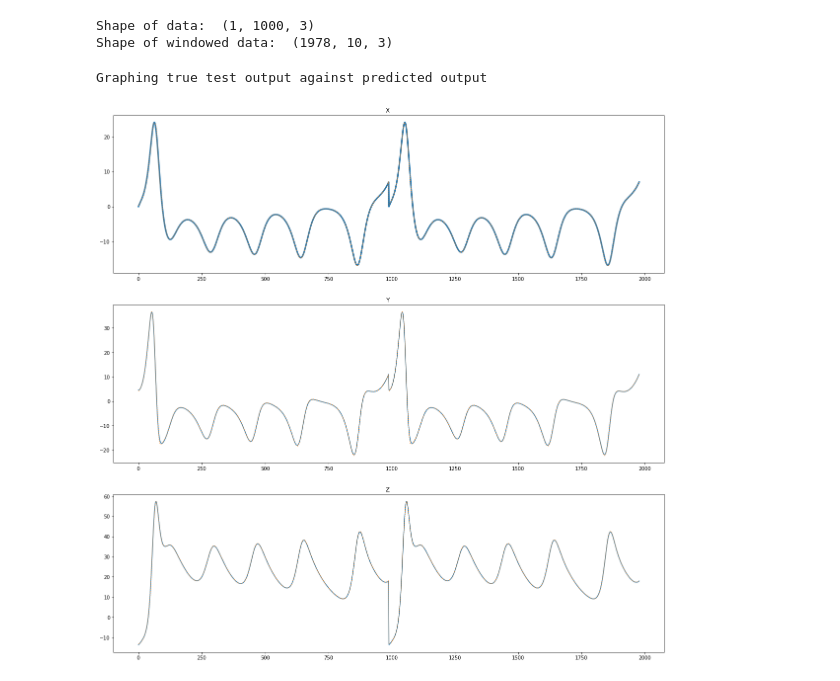
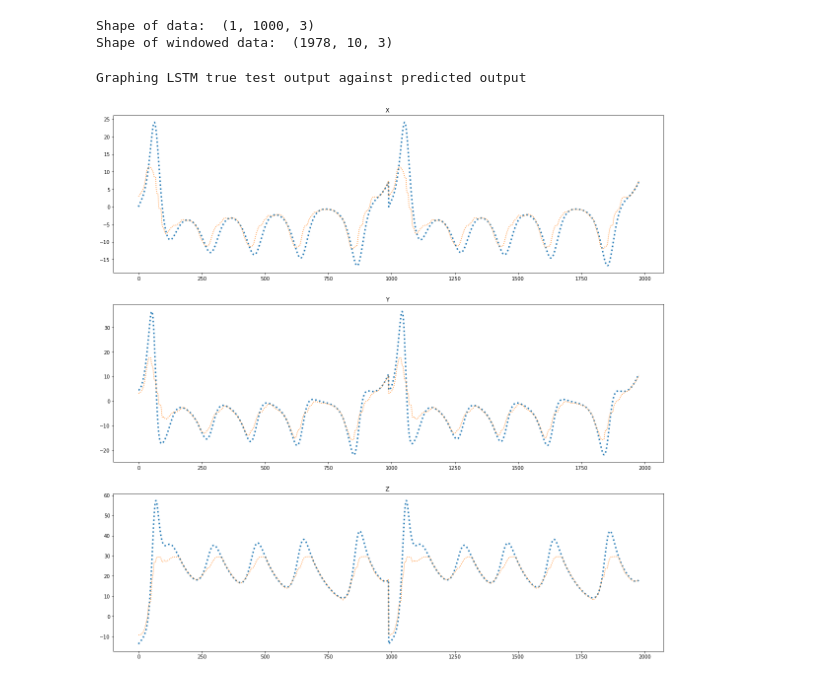
Before and after one commit to tgibbons-css/Keras_LSTM, a Jupyter notebook: Lorenz System- Tom updates.ipynb, the cells around one changed output. Drawn from its saved outputs; the diff is of its cells as text; code cells hidden in the pictures.

```diff
--- a/Lorenz System- Tom updates.ipynb
+++ b/Lorenz System- Tom updates.ipynb
@@ -331,10 +329,9 @@ print (y_train[1])
 # %% [markdown]
 ## Build Neural Network model in Keras
 # %%
-print('Build model...')
+print('Build LSTM model...')
 model = Sequential()
-model.add(LSTM(64, input_shape=(None, 3)))
-model.add(Dense(32))
+model.add(LSTM(16, input_shape=(None, 3)))
 model.add(Dense(3))
 model.compile(loss='mean_squared_error', optimizer='adam')
 
@@ -556,23 +603,23 @@ print ("Shape of windowed data: ", single_x.shape)
 Shape of data:  (1, 1000, 3)
 Shape of windowed data:  (1978, 10, 3)
 # %%
-print("Graphing true test output against predicted output ")
+print("Graphing LSTM true test output against predicted output ")
 plt.figure(figsize=(20,20))
 plt.subplot(3 ,1, 1)
 plt.title("X ")
-plt.plot(single_y[:,0:1], linewidth=3.0 )
+plt.plot(single_y[:,0:1], linewidth=3.0, linestyle=':' )
 plt.plot(singlePredict[:,0:1], linestyle=':' )
 
 plt.subplot(3, 1, 2)
 plt.title("Y ")
-plt.plot(single_y[:,1:2] )
+plt.plot(single_y[:,1:2], linewidth=3.0, linestyle=':'  )
 plt.plot(singlePredict[:,1:2], linestyle=':' )
 
 plt.subplot(3, 1, 3)
 plt.title("Z ")
-plt.plot(single_y[:,2:3] )
+plt.plot(single_y[:,2:3], linewidth=3.0, linestyle=':'  )
 plt.plot(singlePredict[:,2:3], linestyle=':' )
 plt.show()
 # %% [output]
-Graphing true test output against predicted output
+Graphing LSTM true test output against predicted output
-[figure, old version]
+[figure, new version]
```
Also changed, not shown: parts of 25 cells of this notebook.
